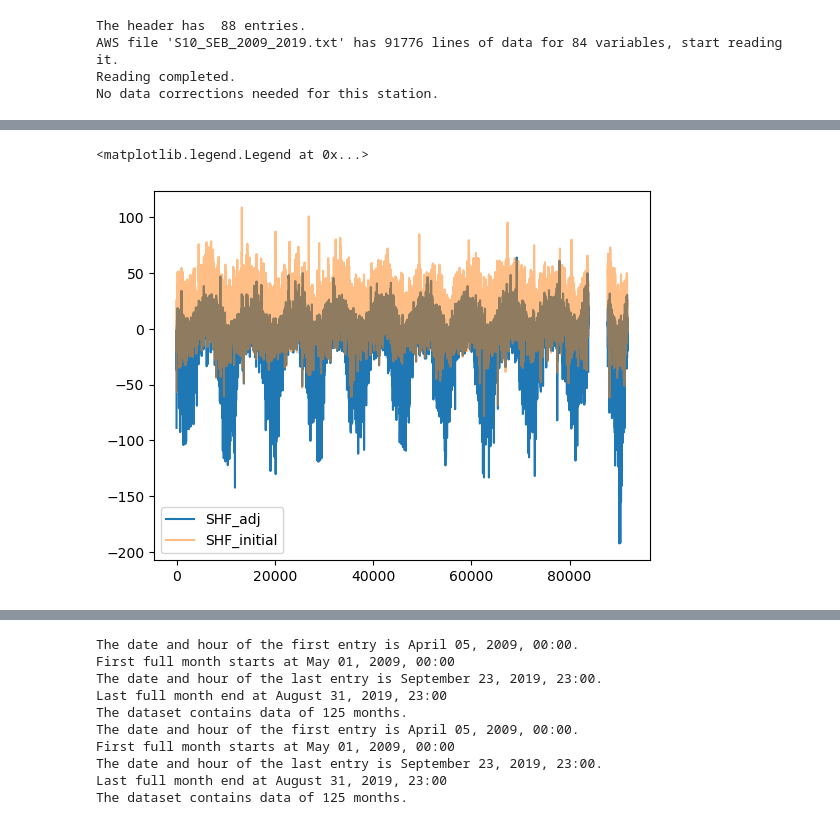
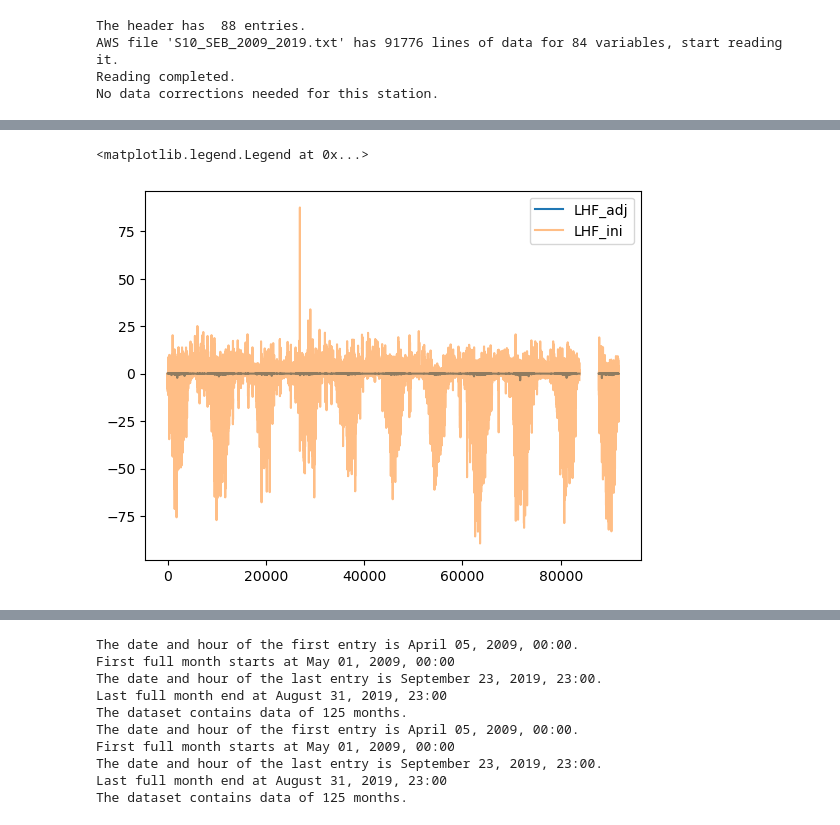
Before and after one commit to CLPHUU/IceAndClimate, a Jupyter notebook: Project_2/Project2_version2.ipynb, the cells around one changed output, grey strips where cells are left out. Drawn from its saved outputs; the diff is of its cells as text; code cells hidden in the pictures.

```diff
--- a/Project_2/Project2_version2.ipynb
+++ b/Project_2/Project2_version2.ipynb
@@ -47,10 +48,12 @@ class CloseSEB():
         self.c_tbd = c_tbd
         return c_tbd
 
+    def find_cl(self, SEBdata):
+        return
+
     def print_var(self, var):
         '''easy return of variable'''
         return getattr(self, var)
-
 
     def LWadjdown(self, Tatm, dT):
         '''Function to convert temperature anomaly to LW down in W/m2'''
@@ -71,12 +74,10 @@ class CloseSEB():
         else:
             return np.nan
 
-        cs = 1 #TODO check if cl is one <-- apparently proportional to cs?! --> set same as c_tbd
+        cs = 10*c_tbd #TODO check if cl is one <-- apparently proportional to cs?! --> set same as c_tbd
         Qsat = 6.1121*mv/(P*mair)*np.exp(c_1*(T - 273.15)/(c_2+(T - 273.15))) #TODO Check if RH is in %
         LHF =  cs * U10 * ((RH-1)*Qsat)
         return LHF
-
-
 
     def calc_Tsurf(self,T_surf_est,dT,LWadjdown,P,U10,RH,SWnet,c_tbd,SHF,G,get_Fluxes=False):
         '''Calculate the surface temperature from the bulk temperature and the wind speed'''
@@ -95,8 +96,6 @@ class CloseSEB():
             LW_adj_up = -sigma*(T_surf_est)**4 - 4*sigma*(T_surf_est**3)*(T_surf_adj-T_surf_est)
             LW_adj_down = sigma*(T_surf_adj)**4
             SHF_adj = SHF+U10*c_tbd*(dT-(T_surf_adj-T_surf_est))
-
-
             LHF_adj = LHF
             return LW_adj_up, LW_adj_down,SHF_adj, LHF_adj
 
@@ -118,31 +117,31 @@ class CloseSEB():
         # print(T_surface, dT,LWadjdown,P,U10,RH,SWnet,c_tbd,SHF,G,idx,idxmax,get_Fluxes)
         if not get_Fluxes:
             if T_surf_updated > 273.15:
-                M = self.calculate_melting(T_surf=273.16,dT=1,LWadjdown=LWadjdown,P=P,U10=U10,RH=RH,SWnet=SWnet,c_tbd=c_tbd,SHF=SHF,G=G)
+                M = self.calculate_melting(T_surf=T_surf_updated,dT=dT,LWadjdown=LWadjdown,P=P,U10=U10,RH=RH,SWnet=SWnet,c_tbd=c_tbd,SHF=SHF,G=G)
                 res = 0
-                T_surf = 273.16
+                T_surf = T_surf_updated
                 return M, res, T_surf
 
             else:
                 if idx == idxmax:
-                    res = self.calculate_melting(T_surf_updated,dT=1,LWadjdown=LWadjdown,P=P,U10=U10,RH=RH,SWnet=SWnet,c_tbd=c_tbd,SHF=SHF,G=G)
+                    res = self.calculate_melting(T_surf_updated,dT=dT,LWadjdown=LWadjdown,P=P,U10=U10,RH=RH,SWnet=SWnet,c_tbd=c_tbd,SHF=SHF,G=G)
                     if res > 0:
                         M = res
                         res = 0
-                        T_surf = 273.16
+                        T_surf = T_surf_updated
                     else:
                         M = 0
                         T_surf = T_surf_updated
                     return M, res, T_surf
 
                 if T_surf_updated <= 273.15:
-                    return self.calculate_SEB(T_surface=T_surf_updated,dT=1,LWadjdown=LWadjdown,P=P,U10=U10,RH=RH,SWnet=SWnet,c_tbd=c_tbd,SHF=SHF,G=G,idx=idx+1)
+                    return self.calculate_SEB(T_surface=T_surf_updated,dT=dT,LWadjdown=LWadjdown,P=P,U10=U10,RH=RH,SWnet=SWnet,c_tbd=c_tbd,SHF=SHF,G=G,idx=idx+1)
 
                 else: # T_comp is a nan or something
                     return np.nan, np.nan, np.nan
 
         if get_Fluxes:
-            LW_adj_up, LW_adj_down, SHF_adj, LHF_adj = self.calc_Tsurf(T_surf_est=T_surf_updated,dT=1,LWadjdown=LWadjdown,P=P,U10=U10,RH=RH,SWnet=SWnet,c_tbd=c_tbd,SHF=SHF,G=G,get_Fluxes=True)
+            LW_adj_up, LW_adj_down, SHF_adj, LHF_adj = self.calc_Tsurf(T_surf_est=T_surf_updated,dT=dT,LWadjdown=LWadjdown,P=P,U10=U10,RH=RH,SWnet=SWnet,c_tbd=c_tbd,SHF=SHF,G=G,get_Fluxes=True)
             return LW_adj_up, LW_adj_down,SHF_adj, LHF_adj
 
     def fetch_SEB(self, LWadjdown, dT,get_Fluxes=False):
@@ -188,7 +211,7 @@ netLW = [i + j for i, j in zip(melt_dict_fluxes['LW_adj_up'], melt_dict_fluxes['
 # %%
-plt.plot(melt_dict_fluxes['SHF_adj'], label='SHF_adj')
-plt.plot(SEB.SHF_initial, label='SHF_initial', alpha=.5)
+plt.plot(melt_dict_fluxes['LHF_adj'], label='LHF_adj')
+plt.plot(SEB.LHF_initial, label='LHF_ini', alpha=.5)
 plt.legend()
 # %% [output]
 <matplotlib.legend.Legend at 0x...>
-[figure, old version]
+[figure, new version]
```
Also changed, not shown: parts of 6 cells of this notebook.
